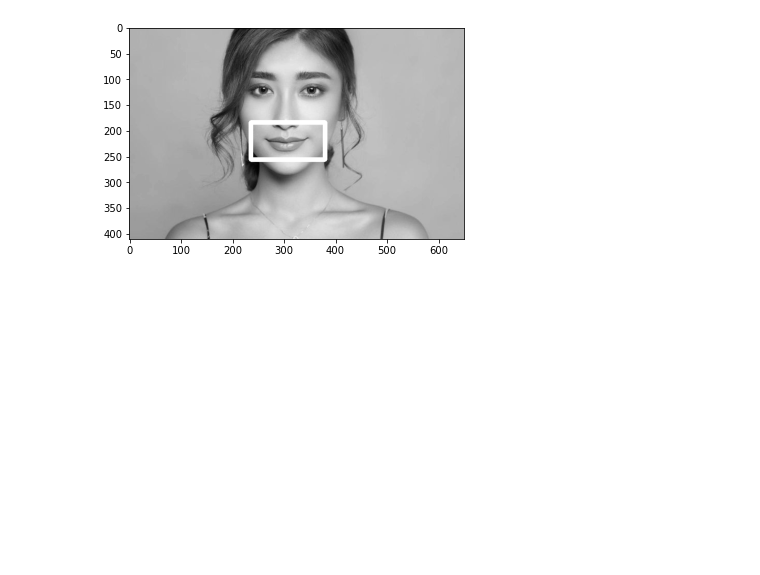
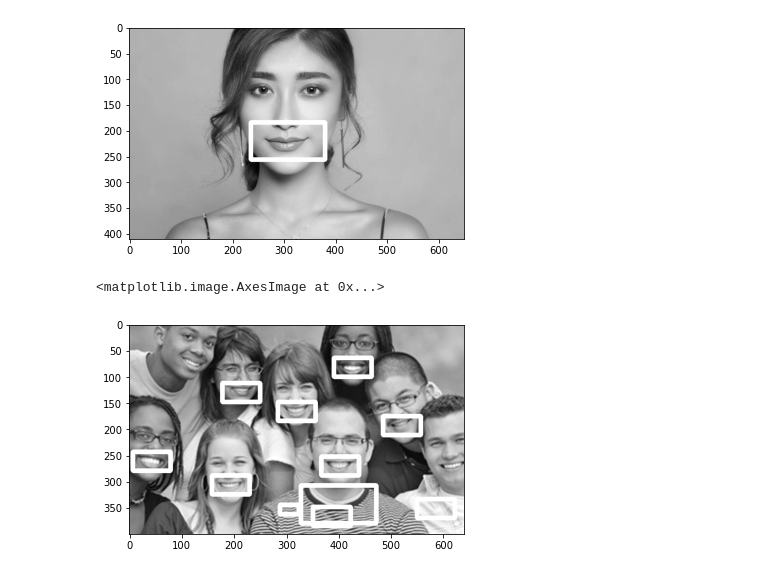
Before and after one commit to romedal/ML_FaceDetection, a Jupyter notebook: FaceDetection.ipynb, the cells around one changed output. Saved outputs shown, nothing was run; the diff lists cells and outputs as text; code cells hidden in the pictures; blank space fills up the shorter version.

Commit message:
Multiple smiles detection

```diff
--- a/FaceDetection.ipynb
+++ b/FaceDetection.ipynb
@@ -136,3 +136,9 @@ plt.imshow(detection_result, cmap = "gray")
 # %% [output]
 <matplotlib.image.AxesImage at 0x...>
 [figure]
+# %%
+detection_result = detect_smile(image2)
+plt.imshow(detection_result, cmap = "gray")
+# %% [output]
+<matplotlib.image.AxesImage at 0x...>
+[figure, added]
```
